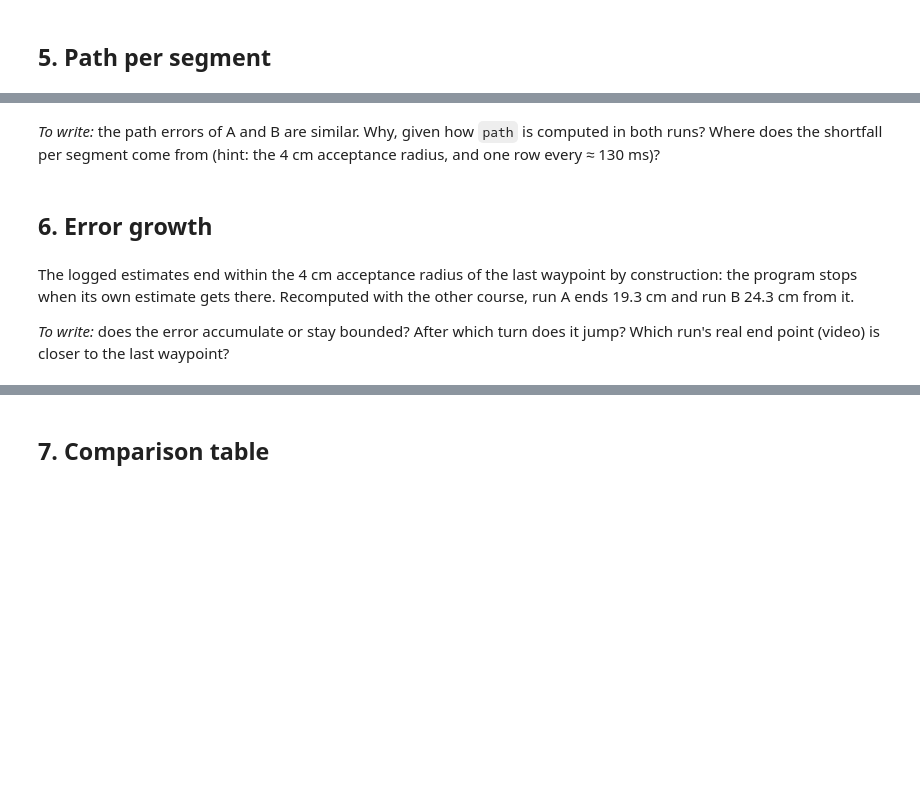
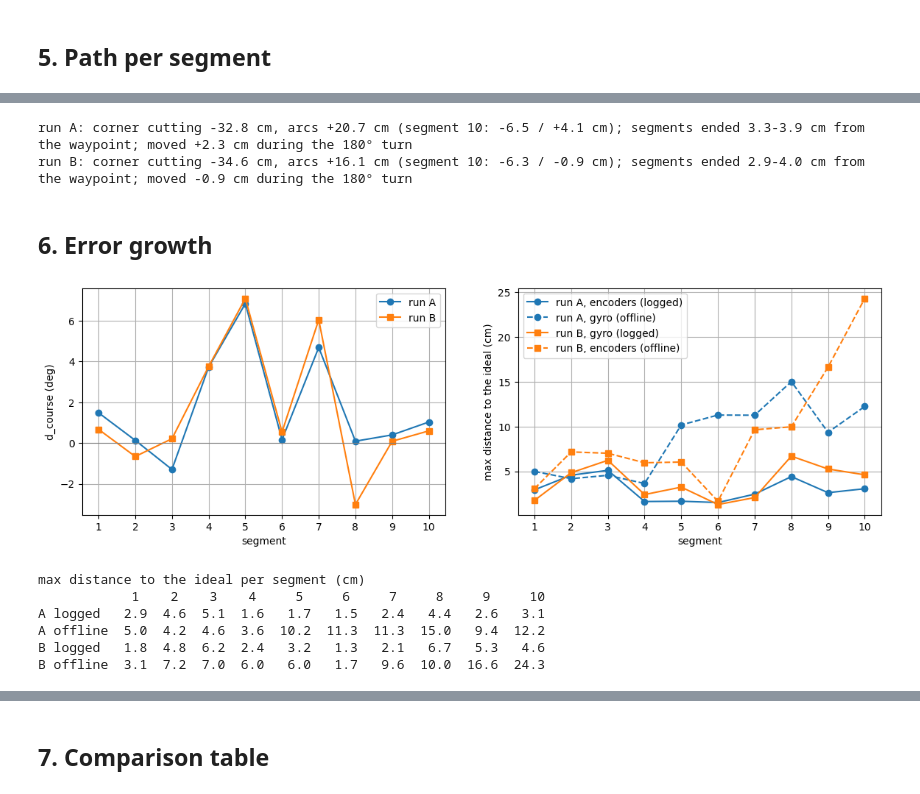
Before and after one commit to fleikey/robotics-cs413, a Jupyter notebook: Week10/odom_gyro_analysis.ipynb, the cells around one changed output, grey strips where cells are left out. Saved outputs shown, nothing was run; the diff lists cells and outputs as text; code cells hidden in the pictures; blank space fills up the shorter version.

```diff
--- a/Week10/odom_gyro_analysis.ipynb
+++ b/Week10/odom_gyro_analysis.ipynb
@@ -179,20 +330,18 @@ for name, p in [('A', pA), ('B', pB)]:
-# %% [markdown]
-*To write:* the path errors of A and B are similar. Why, given how `path` is computed in both runs? Where does the shortfall per segment come from (hint: the 4 cm acceptance radius, and one row every ≈ 130 ms)?
+# %%
+# the path on a segment is the length of the robot's curve. Split it into the straight line between
+# the segment's start and end points (corner cutting) and the extra length of the curve (arcs).
+for name, run in [('A', runA), ('B', runB)]:
+    end = run.groupby('seg')[['x', 'y', 'path']].last()          # logged end point of each segment
+    chord = np.hypot(np.diff(np.r_[0, end.x]), np.diff(np.r_[0, end.y]))   # straight line, cm
+    curve = np.diff(np.r_[0, end.path])                           # path on the segment, cm
+    dist_end = np.hypot(end.x - X_ref[1:], end.y - Y_ref[1:])     # distance to the waypoint when the segment ended
+    turning = (run.seg == 10) & (run.ca.abs() > 45)               # the 180° turn in place at the start of segment 10
+    print(f'run {name}: corner cutting {np.sum(chord - path_ref):+.1f} cm, arcs {np.sum(curve - chord):+.1f} cm '
+          f'(segment 10: {chord[9] - path_ref[9]:+.1f} / {curve[9] - chord[9]:+.1f} cm); '
+          f'segments ended {dist_end.min():.1f}-{dist_end.max():.1f} cm from the waypoint; '
+          f'moved {run.path.diff()[turning].sum():+.1f} cm during the 180° turn')
+# %% [output]
+run A: corner cutting -32.8 cm, arcs +20.7 cm (segment 10: -6.5 / +4.1 cm); segments ended 3.3-3.9 cm from the waypoint; moved +2.3 cm during the 180° turn
+run B: corner cutting -34.6 cm, arcs +16.1 cm (segment 10: -6.3 / -0.9 cm); segments ended 2.9-4.0 cm from the waypoint; moved -0.9 cm during the 180° turn
 # %% [markdown]
 ## 6. Error growth
-# %%
-def cross_track(rec, x, y):
-    """distance from each row's position to the ideal segment it is on, cm"""
-    k = rec.seg.values - 1
-    P0 = np.c_[X_ref[k], Y_ref[k]]                          # segment start
-    v = np.c_[X_ref[k + 1], Y_ref[k + 1]] - P0             # segment vector
-    w = np.c_[x, y] - P0
-    u = np.clip((w * v).sum(1) / (v * v).sum(1), 0, 1)     # nearest point on the segment
-    return np.hypot(*(w - u[:, None] * v).T)
-
-err = pd.DataFrame({'seg': ref.seg})
-for name, rec in [('A', recA), ('B', recB)]:
-    for m in ('odom', 'gyro'):
-        ct = pd.Series(cross_track(rec, rec['x_' + m], rec['y_' + m]))
-        err[f'{name}_{m}'] = ct.groupby(rec.seg.values).max().values     # max per segment
-print(err.round(1).to_string(index=False))
@@ -220,4 +348,40 @@ for name, rec, own, other in [('A', recA, 'odom', 'gyro'), ('B', recB, 'gyro', '
-# %% [markdown]
-The logged estimates end within the 4 cm acceptance radius of the last waypoint by construction: the program stops when its own estimate gets there. Recomputed with the other course, run A ends 19.3 cm and run B 24.3 cm from it.
-
-*To write:* does the error accumulate or stay bounded? After which turn does it jump? Which run's real end point (video) is closer to the last waypoint?
+# %%
+ideal = np.vstack([np.linspace(wp[k], wp[k + 1], 101) for k in range(10)])
+
+def dist_to_ideal(x, y):
+    # distance from each point to the nearest point of the ideal trajectory, cm
+    return np.array([np.min(np.hypot(ideal[:, 0] - px, ideal[:, 1] - py)) for px, py in zip(x, y)])
+
+def max_per_segment(run, m):
+    # largest distance to the ideal on each segment, for the path with course m ('odom' or 'gyro')
+    d = pd.Series(dist_to_ideal(run['x_' + m], run['y_' + m]))
+    return d.groupby(run.seg).max().values
+
+eA_own, eA_other = max_per_segment(runA, 'odom'), max_per_segment(runA, 'gyro')
+eB_own, eB_other = max_per_segment(runB, 'gyro'), max_per_segment(runB, 'odom')
+
+segs = np.arange(1, 11)
+fig, ax = plt.subplots(1, 2, figsize=(14, 4))
+ax[0].plot(segs, d_cA, 'o-', label='run A')
+ax[0].plot(segs, d_cB, 's-', label='run B')
+ax[0].axhline(0, c='gray', lw=0.8); ax[0].set_ylabel('d_course (deg)')
+ax[1].plot(segs, eA_own, 'o-', c='C0', label='run A, encoders (logged)')
+ax[1].plot(segs, eA_other, 'o--', c='C0', label='run A, gyro (offline)')
+ax[1].plot(segs, eB_own, 's-', c='C1', label='run B, gyro (logged)')
+ax[1].plot(segs, eB_other, 's--', c='C1', label='run B, encoders (offline)')
+ax[1].set_ylabel('max distance to the ideal (cm)')
+for a in ax:
+    a.set_xlabel('segment'); a.set_xticks(segs); a.grid(True); a.legend()
+plt.show()
+
+print('max distance to the ideal per segment (cm)')
+print(pd.DataFrame({'A logged': eA_own, 'A offline': eA_other, 'B logged': eB_own, 'B offline': eB_other},
+                   index=segs).round(1).T.to_string())
+# %% [output]
+[figure, added]
+max distance to the ideal per segment (cm)
+            1    2    3    4     5     6     7     8     9     10
+A logged   2.9  4.6  5.1  1.6   1.7   1.5   2.4   4.4   2.6   3.1
+A offline  5.0  4.2  4.6  3.6  10.2  11.3  11.3  15.0   9.4  12.2
+B logged   1.8  4.8  6.2  2.4   3.2   1.3   2.1   6.7   5.3   4.6
+B offline  3.1  7.2  7.0  6.0   6.0   1.7   9.6  10.0  16.6  24.3
```
Also changed, not shown: parts of 37 cells of this notebook, 2 other files.
